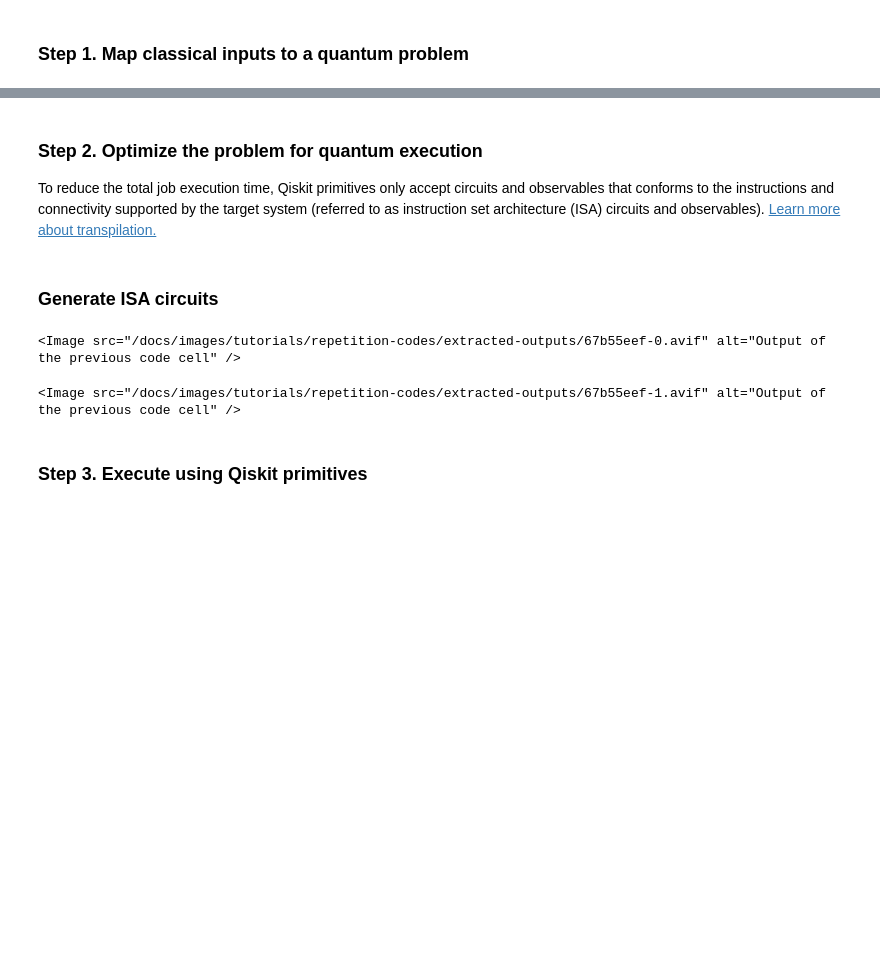
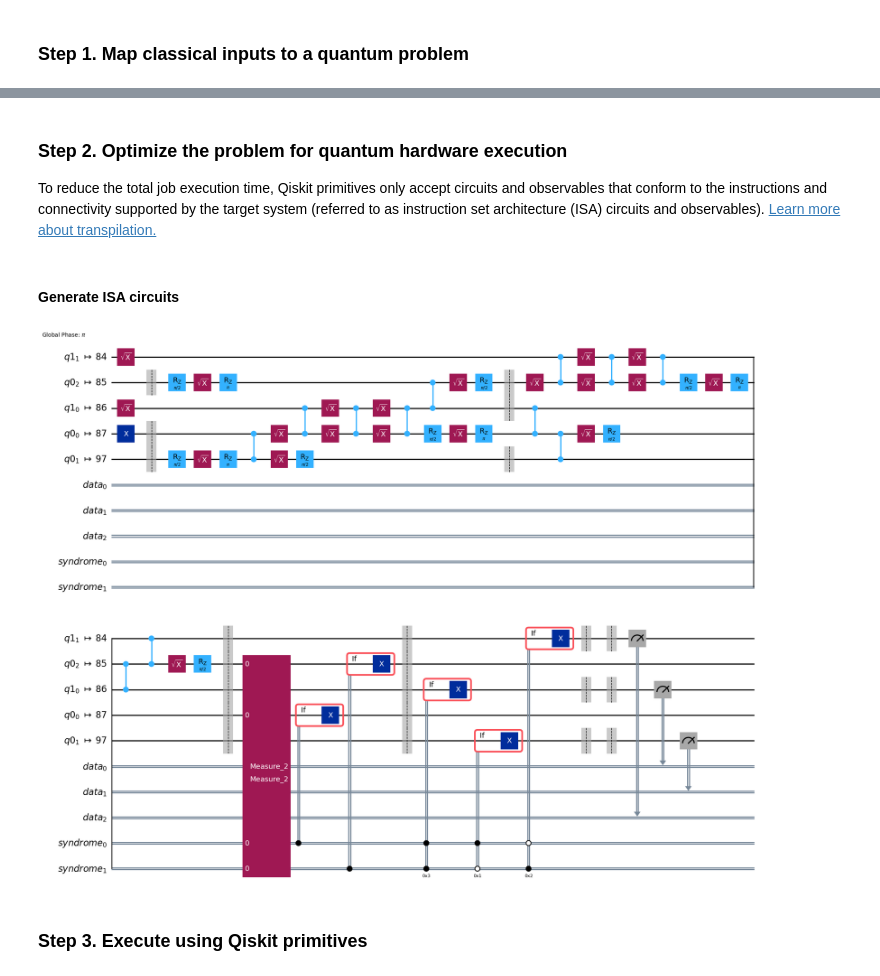
Before and after one commit to rdputteribm/documentation, a Jupyter notebook: docs/tutorials/repetition-codes.ipynb, the cells around one changed output, grey strips where cells are left out. Drawn from its saved outputs; the diff is of its cells as text; code cells hidden in the pictures; blank space fills up the shorter version.

```diff
--- a/docs/tutorials/repetition-codes.ipynb
+++ b/docs/tutorials/repetition-codes.ipynb
@@ -166,19 +167,18 @@ circuit.draw(output="mpl", style="iqp", cregbundle=False)
 # %% [markdown]
-### Step 2. Optimize the problem for quantum execution
+### Step 2. Optimize the problem for quantum hardware execution
 
-To reduce the total job execution time, Qiskit primitives only accept circuits and observables that conforms to the instructions and connectivity supported by the target system (referred to as instruction set architecture (ISA) circuits and observables).  [Learn more about transpilation.](/docs/guides/transpile)
+To reduce the total job execution time, Qiskit primitives only accept circuits and observables that conform to the instructions and connectivity supported by the target system (referred to as instruction set architecture (ISA) circuits and observables).  [Learn more about transpilation.](/docs/guides/transpile)
 # %% [markdown]
-### Generate ISA circuits
+#### Generate ISA circuits
 # %%
 from qiskit.transpiler.preset_passmanagers import generate_preset_pass_manager
 
-pm = generate_preset_pass_manager(backend=backend, optimization_level=1)
+pm = generate_preset_pass_manager(backend=backend, optimization_level=3)
 isa_circuit = pm.run(circuit)
 
 isa_circuit.draw("mpl", style="iqp", idle_wires=False)
 # %% [output]
-<Image src="/docs/images/tutorials/repetition-codes/extracted-outputs/67b55eef-0.avif" alt="Output of the previous code cell" />
-<Image src="/docs/images/tutorials/repetition-codes/extracted-outputs/67b55eef-1.avif" alt="Output of the previous code cell" />
+[figure, added]
 # %%
 no_correction_circuit = build_error_correction_sequence(
     apply_correction=False
```
Also changed, not shown: parts of 21 cells of this notebook.
